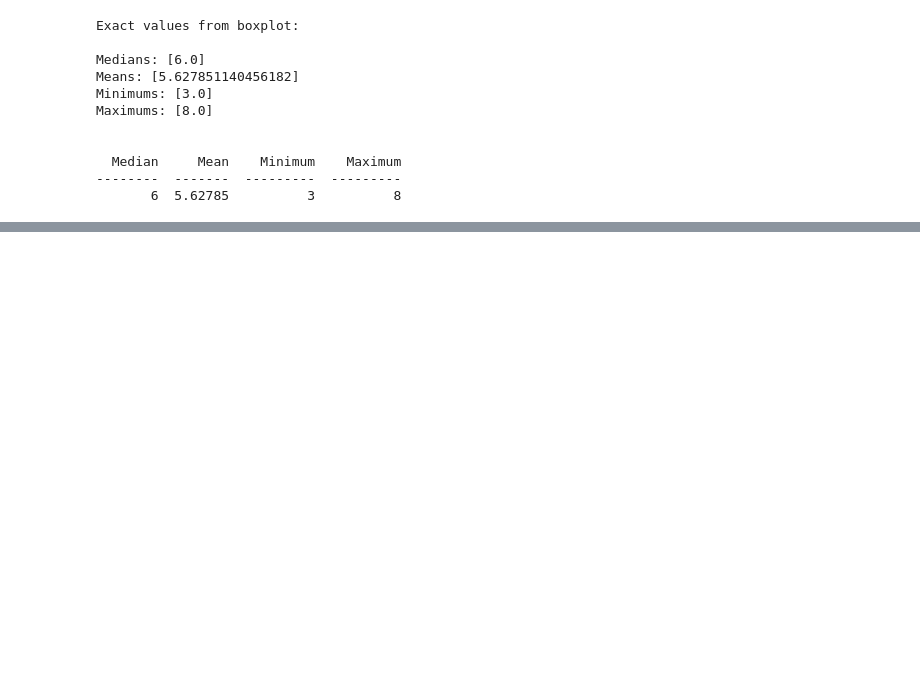
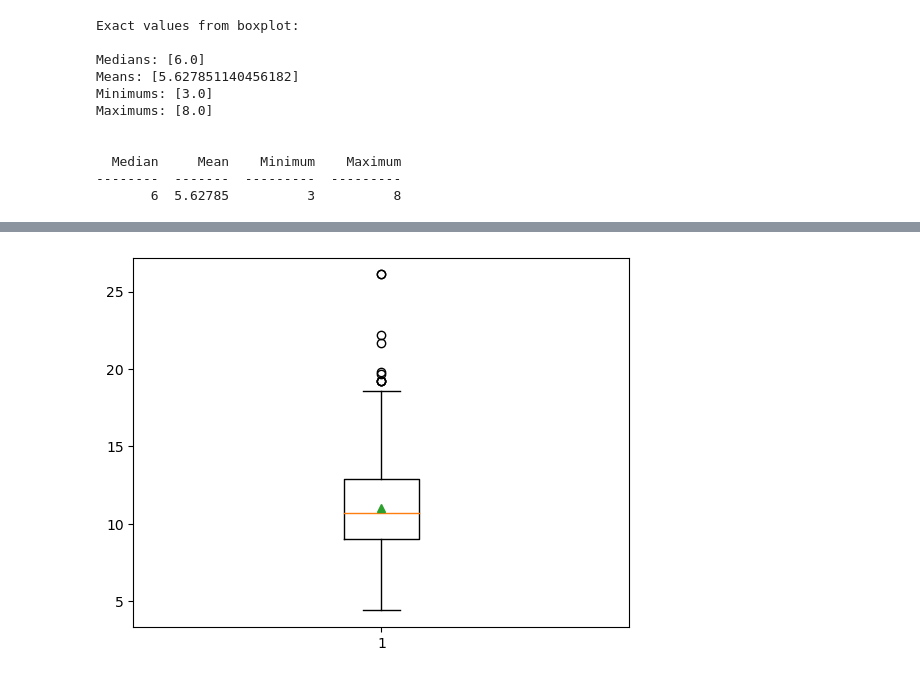
Before and after one commit to ErionaOsaj/fuel-consumption-ratings-2023, a Jupyter notebook: DataPreprocessing.ipynb, the cells around one changed output, grey strips where cells are left out. Saved outputs shown, nothing was run; the diff lists cells and outputs as text; code cells hidden in the pictures; blank space fills up the shorter version.

```diff
--- a/DataPreprocessing.ipynb
+++ b/DataPreprocessing.ipynb
@@ -782,0 +797,4 @@ bp = plt.boxplot(dataset['Hwy (L/100 km)'],showmeans=True)  #relatively symetric
+# %%
+bp = plt.boxplot(dataset['Comb (L/100 km)'],showmeans=True) #right-skewed (positively skewed)
+# %% [output]
+[figure, added]
```
Also changed, not shown: parts of 14 cells of this notebook.
